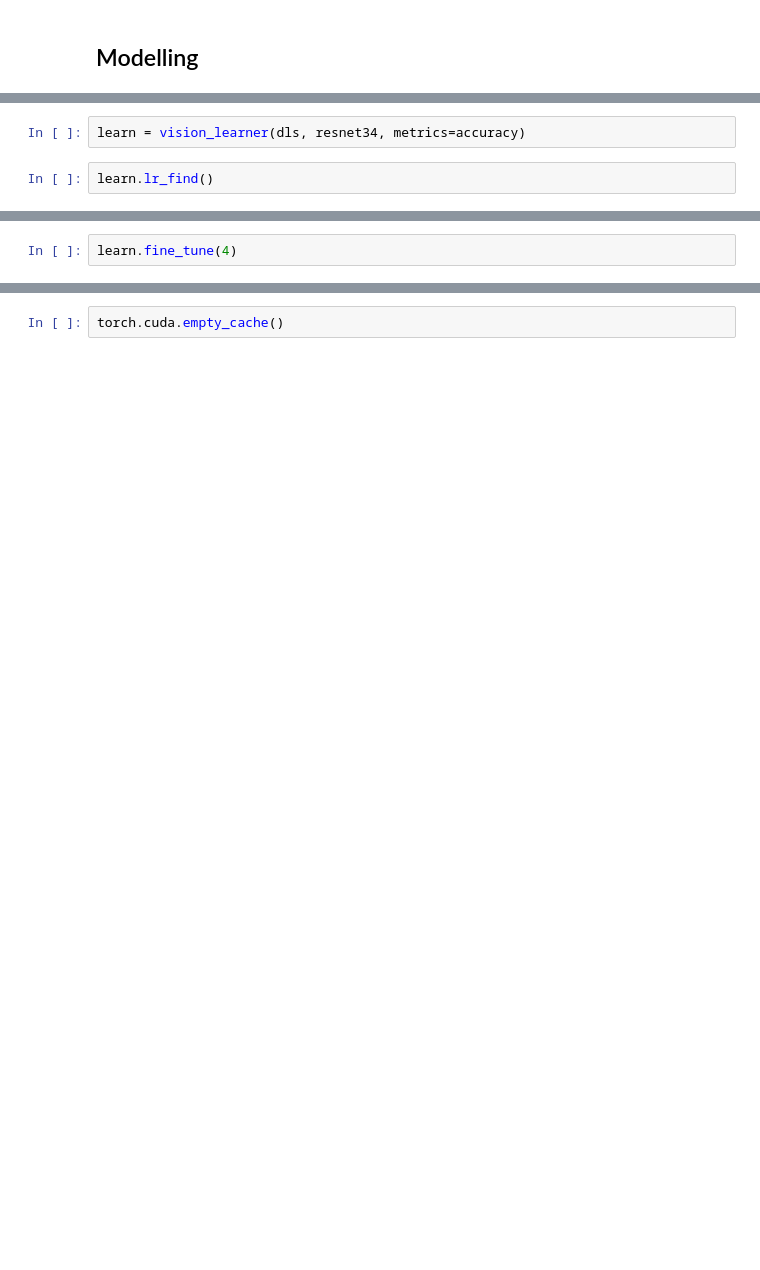
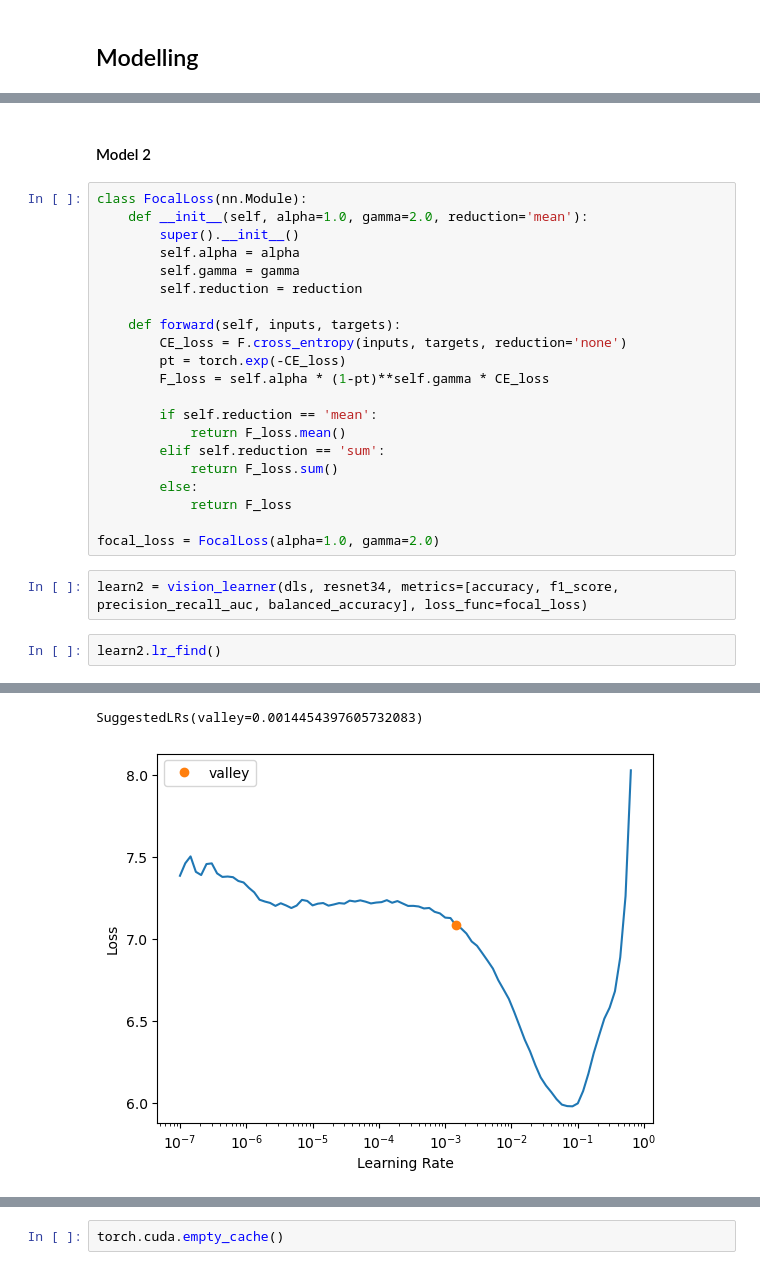
Before and after one commit to melchiorhering/AML-Kaggle-Project, a Jupyter notebook: fastai.ipynb, the cells around one changed output, grey strips where cells are left out. Saved outputs shown, nothing was run; the diff lists cells and outputs as text; blank space fills up the shorter version.

```diff
--- a/fastai.ipynb
+++ b/fastai.ipynb
@@ -71,4 +279,28 @@ dls.train.item_tfms = [
+# %% [markdown]
+#### Model 2
+# %%
+class FocalLoss(nn.Module):
+    def __init__(self, alpha=1.0, gamma=2.0, reduction='mean'):
+        super().__init__()
+        self.alpha = alpha
+        self.gamma = gamma
+        self.reduction = reduction
+
+    def forward(self, inputs, targets):
+        CE_loss = F.cross_entropy(inputs, targets, reduction='none')
+        pt = torch.exp(-CE_loss)
+        F_loss = self.alpha * (1-pt)**self.gamma * CE_loss
+
+        if self.reduction == 'mean':
+            return F_loss.mean()
+        elif self.reduction == 'sum':
+            return F_loss.sum()
+        else:
+            return F_loss
+
+focal_loss = FocalLoss(alpha=1.0, gamma=2.0)
 # %%
-learn = vision_learner(dls, resnet34, metrics=accuracy)
+learn2 = vision_learner(dls, resnet34, metrics=[accuracy, f1_score, precision_recall_auc, balanced_accuracy], loss_func=focal_loss)
 # %%
-learn.lr_find()
+learn2.lr_find()
+# %% [output]
@@ -75,2 +308,2 @@ learn.lr_find()
+SuggestedLRs(valley=0.0014454397605732083)
+[figure, added]
-# %%
-learn.fine_tune(4)
```
Also changed, not shown: parts of 46 cells of this notebook, 1 other file.
